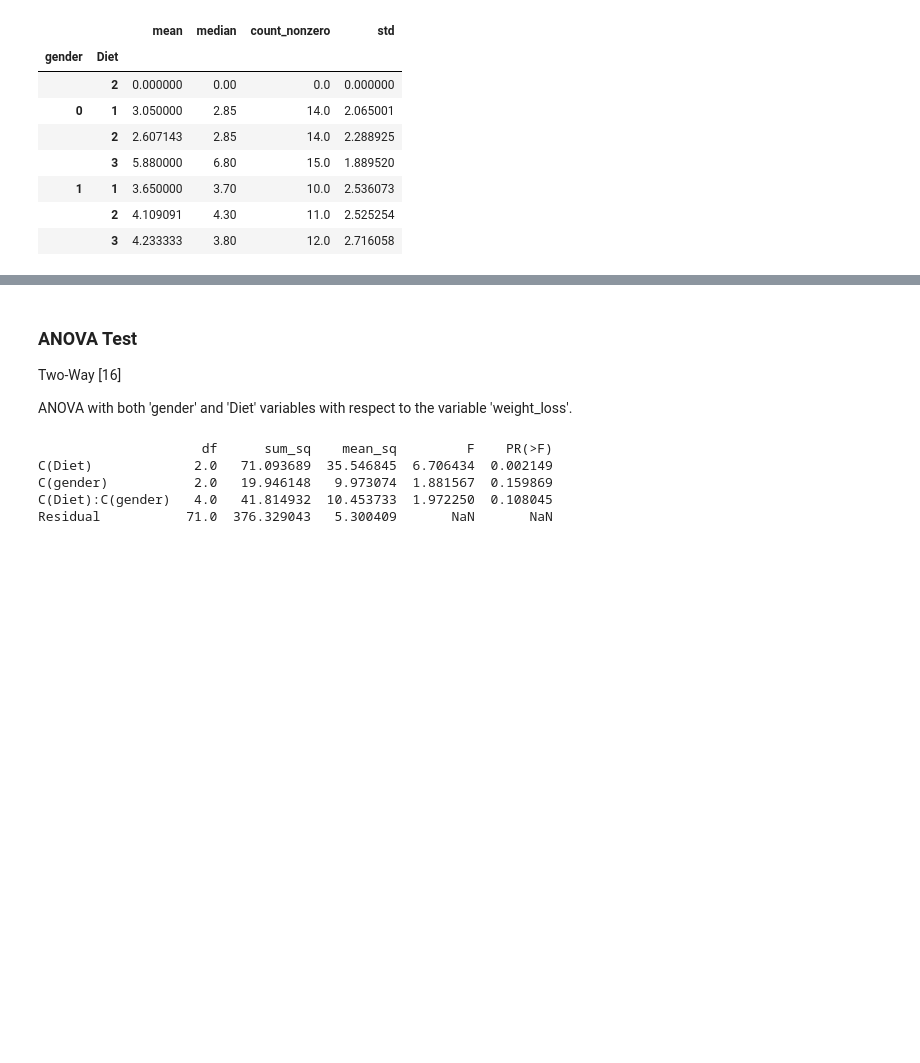
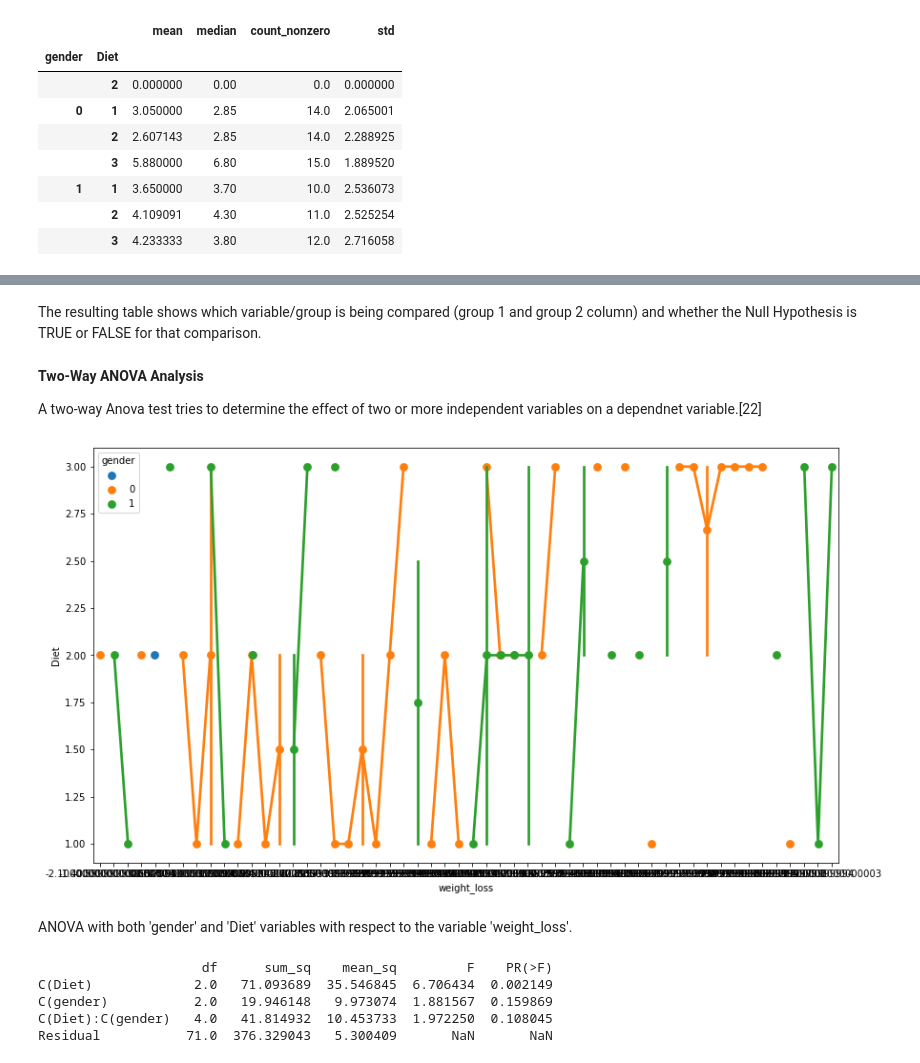
Before and after one commit to SharonNicG/52954-Machine-Learning-and-Statistics, a Jupyter notebook: scipy-stats.ipynb, the cells around one changed output, grey strips where cells are left out. Drawn from its saved outputs; the diff is of its cells as text; code cells hidden in the pictures; blank space fills up the shorter version.

```diff
--- a/scipy-stats.ipynb
+++ b/scipy-stats.ipynb
@@ -454,8 +509,18 @@ df.groupby(['gender', 'Diet']).agg([np.mean, np.median, np.count_nonzero, np.std
+# %% [markdown]
+The resulting table shows which variable/group is being compared (group 1 and group 2 column) and whether the Null Hypothesis is TRUE or FALSE for that comparison.
+# %% [markdown]
+**Two-Way ANOVA Analysis**
+
+A two-way Anova test tries to determine the effect of two or more independent variables on a dependnet variable.[22]
+# %%
+# Visualising relationship using seaborn's statistical plotting
+# set the size of the figure
+plt.figure(figsize=(14,8))
+# https://seaborn.pydata.org/generated/seaborn.pointplot.html
+ax = sns.pointplot(x='weight_loss', y='Diet', hue='gender', data=df, dodge=True, height=20)
+# %% [output]
+[figure, added]
 # %% [markdown]
-### ANOVA Test
-
-Two-Way [16]
-
 ANOVA with both 'gender' and 'Diet' variables with respect to the variable 'weight_loss'.
 # %%
 # make the model for weight_loss using both Gender and Diet
```
Also changed, not shown: parts of 14 cells of this notebook, 2 other files.
